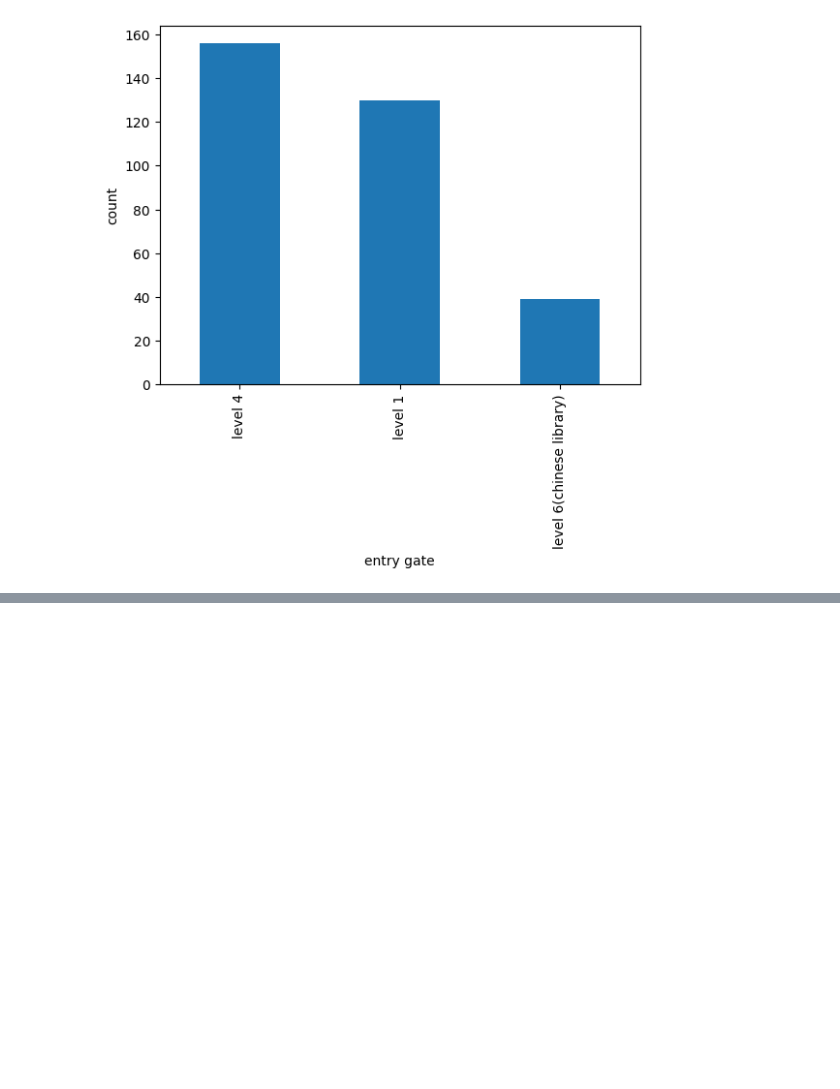
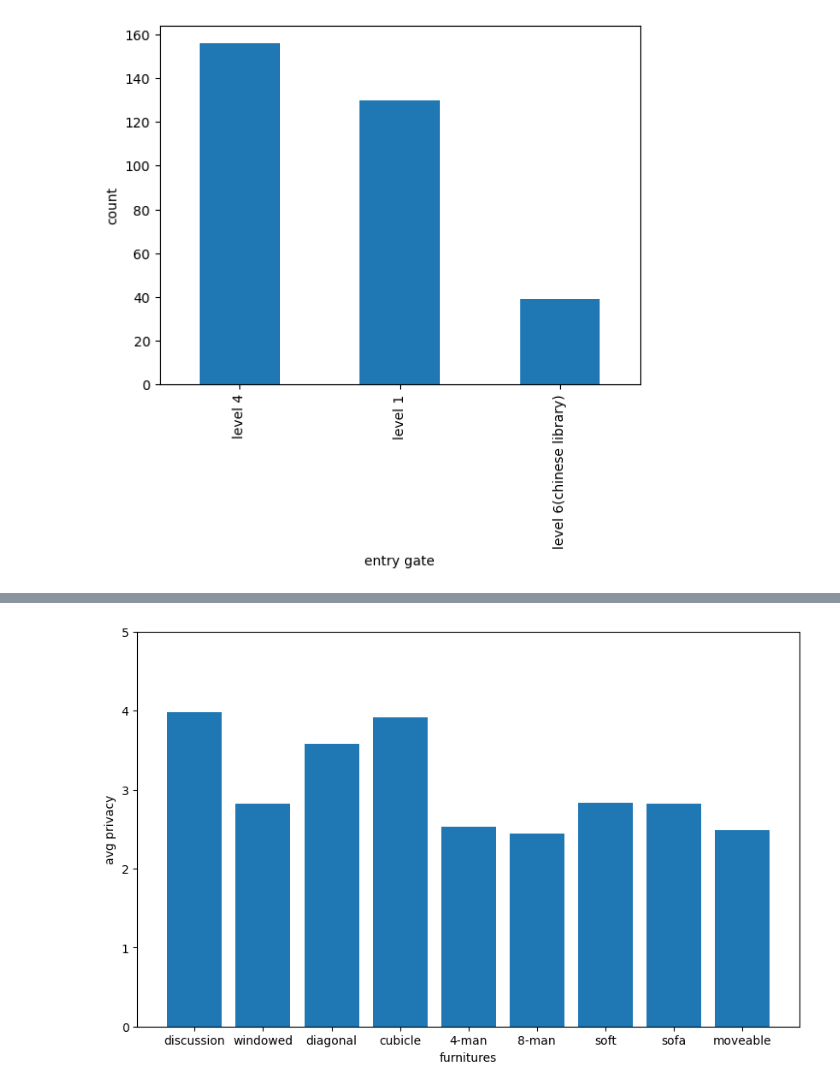
Before and after one commit to chriskbs/DSA3101, a Jupyter notebook: notebooks/survey_trend.ipynb, the cells around one changed output, grey strips where cells are left out. Drawn from its saved outputs; the diff is of its cells as text; code cells hidden in the pictures; blank space fills up the shorter version.

```diff
--- a/notebooks/survey_trend.ipynb
+++ b/notebooks/survey_trend.ipynb
@@ -92,0 +113,35 @@ plt.show()
+# %%
+# visualise rate of each environmental factor for each furniture
+# 1. same environmental factor across all furnitures
+# 2. different environmental factor for each furniture
+
+privacy_rate_cols = df.filter(like='_privacy')
+crowd_lvl_rate_cols = df.filter(like='_crowd')
+comfort_rate_cols = df.filter(like='_comfort')
+scenery_rate_cols = df.filter(like='_scenery')
+lighting_rate_cols = df.filter(like='_lighting')
+seat_finding_rate_cols = df.filter(like='_seat_finding')
+
+discussion_cubicle = df.filter(like='discussion_cubicles_')
+windowed = df.filter(like='windowed_')
+diagonal = df.filter(like='diagonal_')
+cubicle = df.filter(like='cubicle_')
+four_man = df.filter(like='4-man_')
+eight_man = df.filter(like='8-man_')
+soft = df.filter(like='soft_')
+sofa = df.filter(like='sofa_')
+moveable = df.filter(like='moveable_')
+
+new_xlabel = ['overall rating'] + env_factors
+# %%
+## avg privacy rate for all furnitures
+privacy_avg = privacy_rate_cols.mean()
+
+plt.figure(figsize=(10, 6))
+plt.bar(furnitures,privacy_avg)
+plt.xlabel('furnitures')
+plt.ylabel('avg privacy')
+plt.ylim(0,5)
+plt.show()
+# %% [output]
+[figure, added]
```
Also changed, not shown: parts of 18 cells of this notebook.
